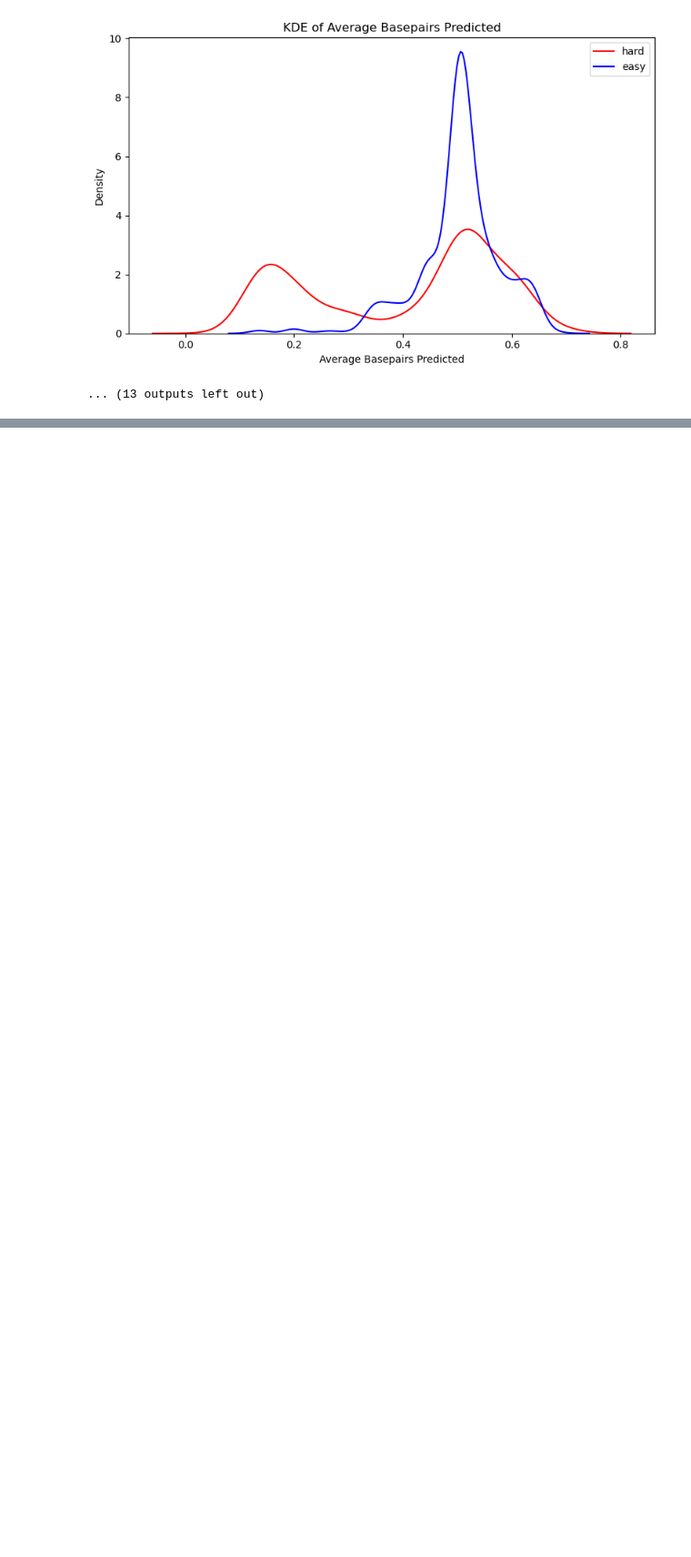
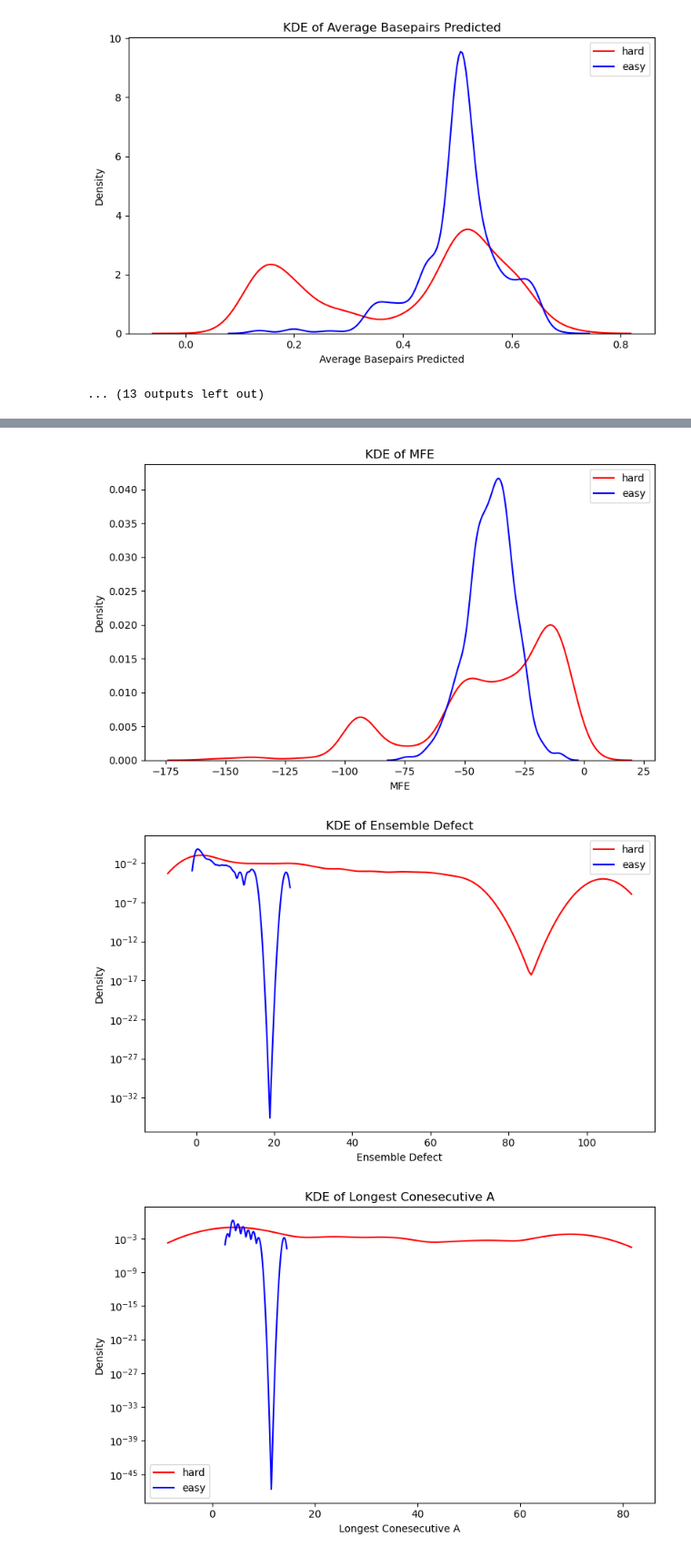
Before and after one commit to erik-whiting/rnass_project_figures, a Jupyter notebook: make_hard_vs_easy_attr_figures.ipynb, the cells around one changed output, grey strips where cells are left out. Shown at 91% size. Cells and saved outputs as stored; diff of their text form; code cells hidden in the pictures; blank space fills up the shorter version.

Commit message:
Make hard and easy figures

```diff
--- a/make_hard_vs_easy_attr_figures.ipynb
+++ b/make_hard_vs_easy_attr_figures.ipynb
@@ -94,14 +94,13 @@ attrs_to_plot_with_log = [
     'longest_consecutive_U',
 ]
 
-def plot_hard_easy_kde(key):
+def plot_hard_easy_kde_with_log(key):
     if key not in easy_df.columns or key not in hard_df.columns:
         raise KeyError(f"Key '{key}' not found in easy_df or hard_df")
 
     easy_vals = easy_df[key].dropna()
     hard_vals = hard_df[key].dropna()
-    log_scale_keys = globals().get('attrs_to_plot_with_log', [])
-    use_log_scale = key in attrs_to_plot_with_log.keys()
+    use_log_scale = key in attrs_to_plot_with_log
 
     plt.figure(figsize=(8, 5))
     sns.kdeplot(data=hard_vals, color='red', label='hard', fill=False)
@@ -114,3 +113,7 @@ def plot_hard_easy_kde(key):
     plt.legend()
     plt.tight_layout()
     plt.show()
+# %%
+for k in pretty_attr_map:
+    plot_hard_easy_kde_with_log(k)
+# %% [output]
@@ -116,0 +124,3 @@ def plot_hard_easy_kde(key):
+[figure, added]
+[figure, added]
+[figure, added]
```
Also changed, not shown: parts of 1 cell of this notebook, 1 other file.
